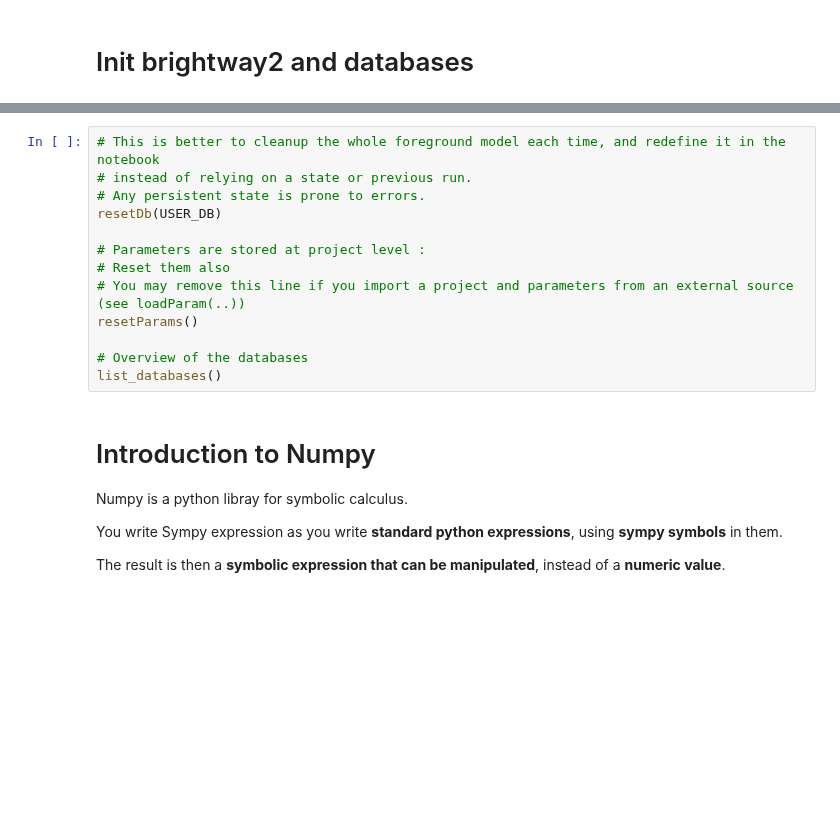
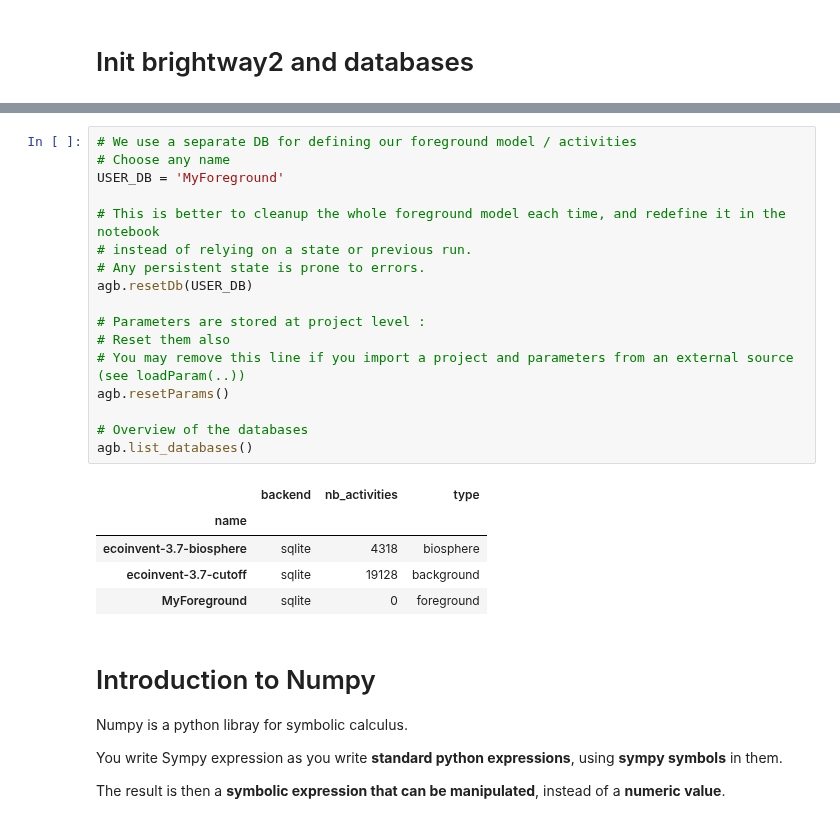
Before and after one commit to oie-mines-paristech/lca_algebraic, a Jupyter notebook: example-notebook.ipynb, the cells around one changed output, grey strips where cells are left out. Drawn from its saved outputs; the diff is of its cells as text; blank space fills up the shorter version.

```diff
--- a/example-notebook.ipynb
+++ b/example-notebook.ipynb
@@ -87,15 +120,25 @@ USER_DB = 'Foreground DB'
 # %%
+# We use a separate DB for defining our foreground model / activities
+# Choose any name
+USER_DB = 'MyForeground'
+
 # This is better to cleanup the whole foreground model each time, and redefine it in the notebook
 # instead of relying on a state or previous run.
 # Any persistent state is prone to errors.
-resetDb(USER_DB)
+agb.resetDb(USER_DB)
 
 # Parameters are stored at project level :
 # Reset them also
 # You may remove this line if you import a project and parameters from an external source (see loadParam(..))
-resetParams()
+agb.resetParams()
 
 # Overview of the databases
-list_databases()
+agb.list_databases()
+# %% [output]
+|  | backend | nb_activities | type |
+| name |  |  |  |
+| ecoinvent-3.7-biosphere | sqlite | 4318 | biosphere |
+| ecoinvent-3.7-cutoff | sqlite | 19128 | background |
+| MyForeground | sqlite | 0 | foreground |
 # %% [markdown]
 # Introduction to Numpy
```
Also changed, not shown: parts of 29 cells of this notebook, 10 other files.
